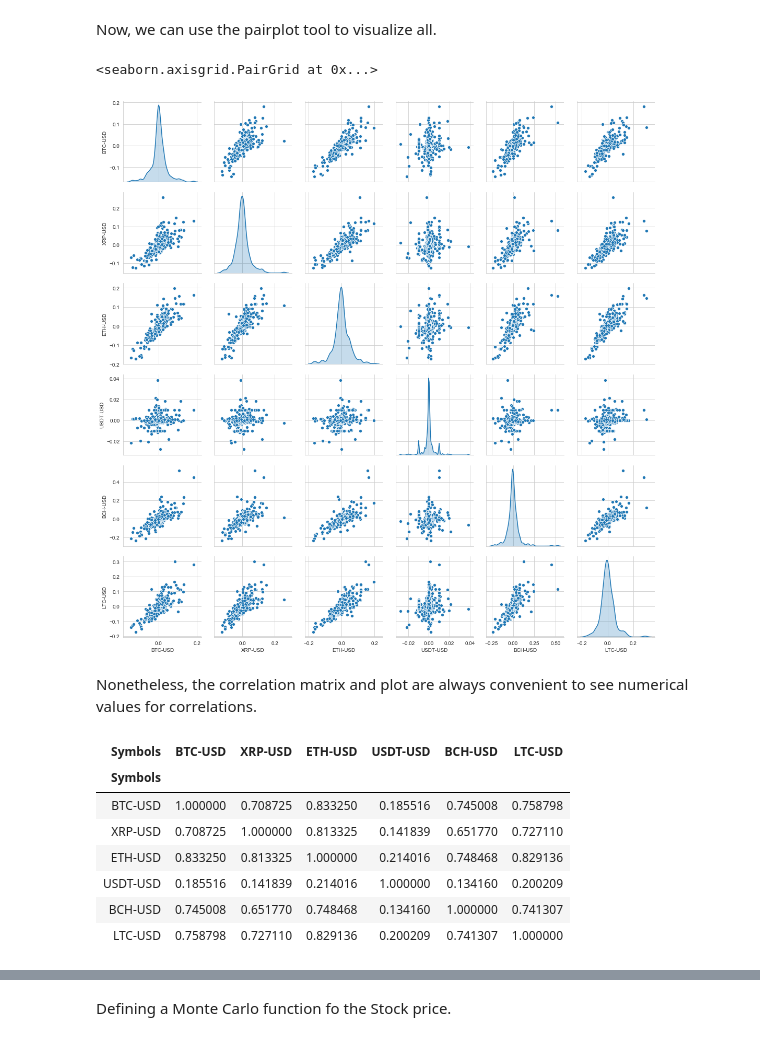
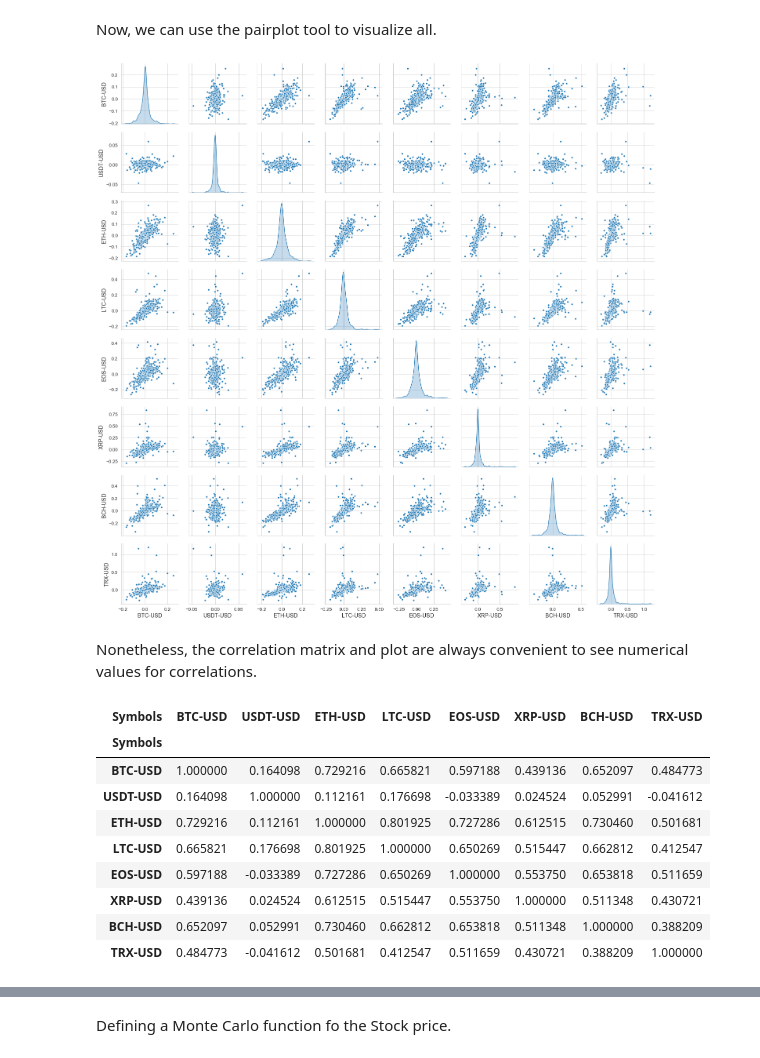
Before and after one commit to HatefDastour/Portfolio, a Jupyter notebook: Stock_Market/The_Market_Analysis_for_Cryptocurrencies.ipynb, the cells around one changed output, grey strips where cells are left out. Drawn from its saved outputs; the diff is of its cells as text; code cells hidden in the pictures.

```diff
--- a/Stock_Market/The_Market_Analysis_for_Cryptocurrencies.ipynb
+++ b/Stock_Market/The_Market_Analysis_for_Cryptocurrencies.ipynb
@@ -187,0 +192,22 @@ For all cryptocurrencies, it can be seen that the moving average was increasing
+# %%
+# Creating a new list of Columns
+Columns = List_Diff(Data.columns.tolist(), List_Search(Data.columns.tolist(), 'Moving Ave'))
+Columns = List_Diff(Columns, ['Symbol'])
+Temp = ['Ave ' + i for i in Columns]
+
+# A new DataFrame
+Ave_df = pd.DataFrame({'Symbol':Stock_list})
+for i in Temp:
+    Ave_df[i]=''
+del Temp
+# Progress Bar
+Counter = 0
+Progress_Bar = progressbar.ProgressBar(maxval=len(Stock_list),
+                                       widgets=[progressbar.Bar('#', '|', '|'), progressbar.Percentage()])
+Progress_Bar.start()
+for i in range(len(Stock_list)):
+    Counter+=1
+    Progress_Bar.update(Counter)
+    Ave_df.iloc[i,1:] = Data[Data.Symbol == Stock_list[i]][Columns].mean().values
+
+Progress_Bar.finish()
@@ -187,0 +246,12 @@ For all cryptocurrencies, it can be seen that the moving average was increasing
+# %%
+def TopN_volumes(N, df = Ave_df):
+    Out = df.sort_values(by='Ave Volume', ascending=False).iloc[:N,0].tolist()
+    return Out
+
+# Conisder the Moving Ave and Adj Close columns
+Columns = List_Search(Data.columns.tolist(), 'Moving Ave')
+Columns.append("Adj Close")
+Columns = list(np.sort(Columns))
+# A list of top N = 4 companies with the hightest volume on average.
+N = 4
+mylist = TopN_volumes(N)
@@ -230,3 +296,3 @@ First, we need to create a new data frame by reading the **Adj Close** column fr
 # %%
-All_crypto = pdr.DataReader(cryptocurrencies_list,'yahoo',start,end)['Adj Close']
+All_data = pdr.DataReader(Stock_list, 'yahoo', start, end)['Adj Close']
 # %%
@@ -252,7 +318,7 @@ All_crypto.tail()
 # %% [markdown]
 The returns can be analyzed using the percentage change from the **adj Close**.
 # %%
-All_returns = All_crypto.pct_change()
+All_returns = All_data.pct_change()
 # %%
 All_returns.tail()
 # %% [output]
@@ -285,24 +351,26 @@ There seems to be a minor positive correlation between every two pairs.
 Now, we can use the pairplot tool to visualize all.
 # %%
 # Remove missing values
-All_returns=All_returns.dropna()
+Temp = TopN_volumes(8, df = Ave_df)
+Temp = All_returns[Temp].dropna()
 # plot
-sns.pairplot(All_returns,diag_kind='kde')
+_ = sns.pairplot(Temp, diag_kind='kde')
 # %% [output]
-<seaborn.axisgrid.PairGrid at 0x...>
-[figure, old version]
+[figure, new version]
 # %% [markdown]
 Nonetheless, the correlation matrix and plot are always convenient to see numerical values for correlations.
 # %%
 # Correlation Matrix
-Cor_matrix = All_returns.corr()
+Cor_matrix = Temp.corr()
 Cor_matrix
 # %% [output]
-| Symbols | BTC-USD | XRP-USD | ETH-USD | USDT-USD | BCH-USD | LTC-USD |
-| Symbols |  |  |  |  |  |  |
-| BTC-USD | 1.000000 | 0.708725 | 0.833250 | 0.185516 | 0.745008 | 0.758798 |
-| XRP-USD | 0.708725 | 1.000000 | 0.813325 | 0.141839 | 0.651770 | 0.727110 |
-| ETH-USD | 0.833250 | 0.813325 | 1.000000 | 0.214016 | 0.748468 | 0.829136 |
-| USDT-USD | 0.185516 | 0.141839 | 0.214016 | 1.000000 | 0.134160 | 0.200209 |
-| BCH-USD | 0.745008 | 0.651770 | 0.748468 | 0.134160 | 1.000000 | 0.741307 |
-| LTC-USD | 0.758798 | 0.727110 | 0.829136 | 0.200209 | 0.741307 | 1.000000 |
+| Symbols | BTC-USD | USDT-USD | ETH-USD | LTC-USD | EOS-USD | XRP-USD | BCH-USD | TRX-USD |
+| Symbols |  |  |  |  |  |  |  |  |
+| BTC-USD | 1.000000 | 0.164098 | 0.729216 | 0.665821 | 0.597188 | 0.439136 | 0.652097 | 0.484773 |
+| USDT-USD | 0.164098 | 1.000000 | 0.112161 | 0.176698 | -0.033389 | 0.024524 | 0.052991 | -0.041612 |
+| ETH-USD | 0.729216 | 0.112161 | 1.000000 | 0.801925 | 0.727286 | 0.612515 | 0.730460 | 0.501681 |
+| LTC-USD | 0.665821 | 0.176698 | 0.801925 | 1.000000 | 0.650269 | 0.515447 | 0.662812 | 0.412547 |
+| EOS-USD | 0.597188 | -0.033389 | 0.727286 | 0.650269 | 1.000000 | 0.553750 | 0.653818 | 0.511659 |
+| XRP-USD | 0.439136 | 0.024524 | 0.612515 | 0.515447 | 0.553750 | 1.000000 | 0.511348 | 0.430721 |
+| BCH-USD | 0.652097 | 0.052991 | 0.730460 | 0.662812 | 0.653818 | 0.511348 | 1.000000 | 0.388209 |
+| TRX-USD | 0.484773 | -0.041612 | 0.501681 | 0.412547 | 0.511659 | 0.430721 | 0.388209 | 1.000000 |
```
Also changed, not shown: parts of 88 cells of this notebook, 3 other files.
